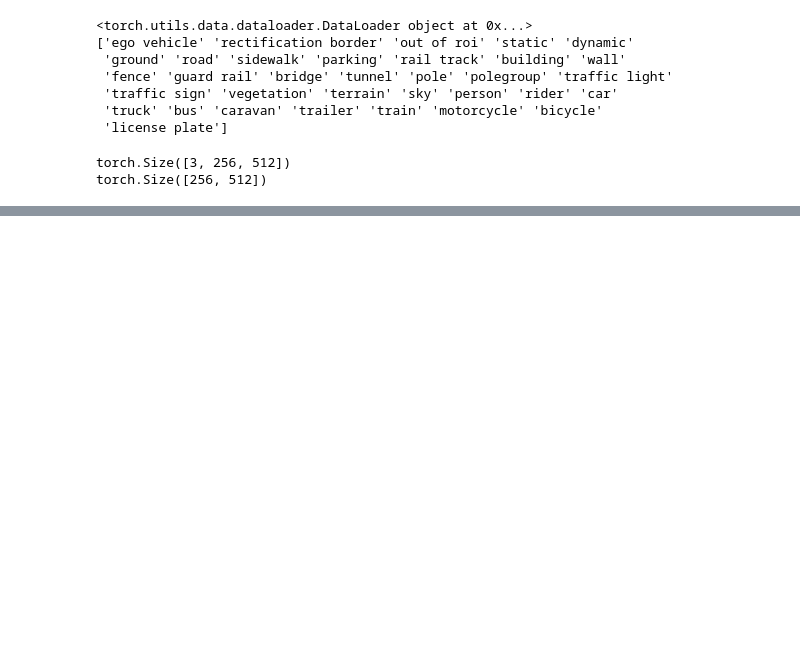
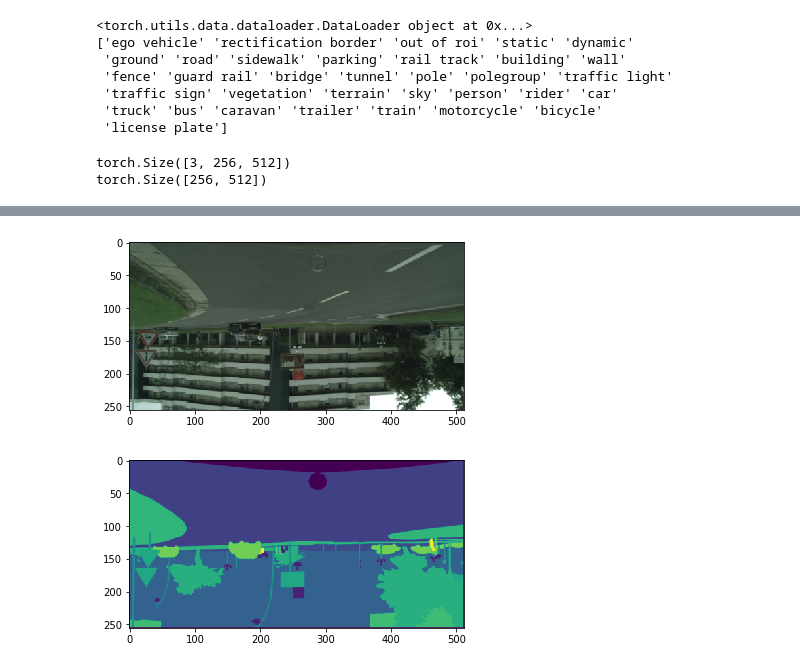
Before and after one commit to 1xyz/pytorch-fcn-ext, a Jupyter notebook: CityScape_Dataset.ipynb, the cells around one changed output, grey strips where cells are left out. Cells and saved outputs as stored; diff of their text form; code cells hidden in the pictures; blank space fills up the shorter version.

```diff
--- a/CityScape_Dataset.ipynb
+++ b/CityScape_Dataset.ipynb
@@ -167,0 +159,11 @@ AttributeError: 'PngImageFile' object has no attribute '_get'
+# %%
+# Center crop
+from torchfcn.datasets.transforms import apply_transform, ImageTransformType, FlipType
+
+new_image, new_lbl = apply_transform(img, lbl, ImageTransformType.Resize, FlipType.Vertical,  256, 512)
+
+imshow(new_image)
+imshow(new_lbl)
+# %% [output]
+[figure, added]
+[figure, added]
```
Also changed, not shown: parts of 12 cells of this notebook, 5 other files.
